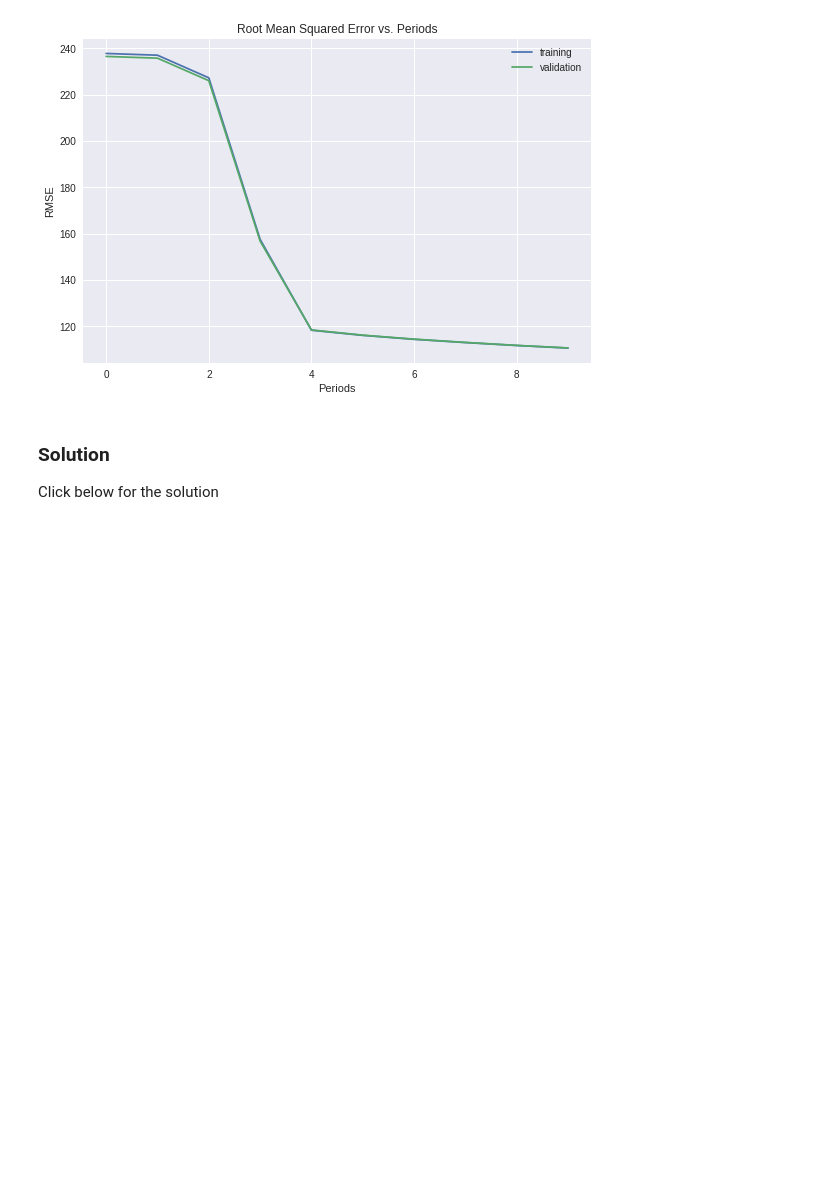
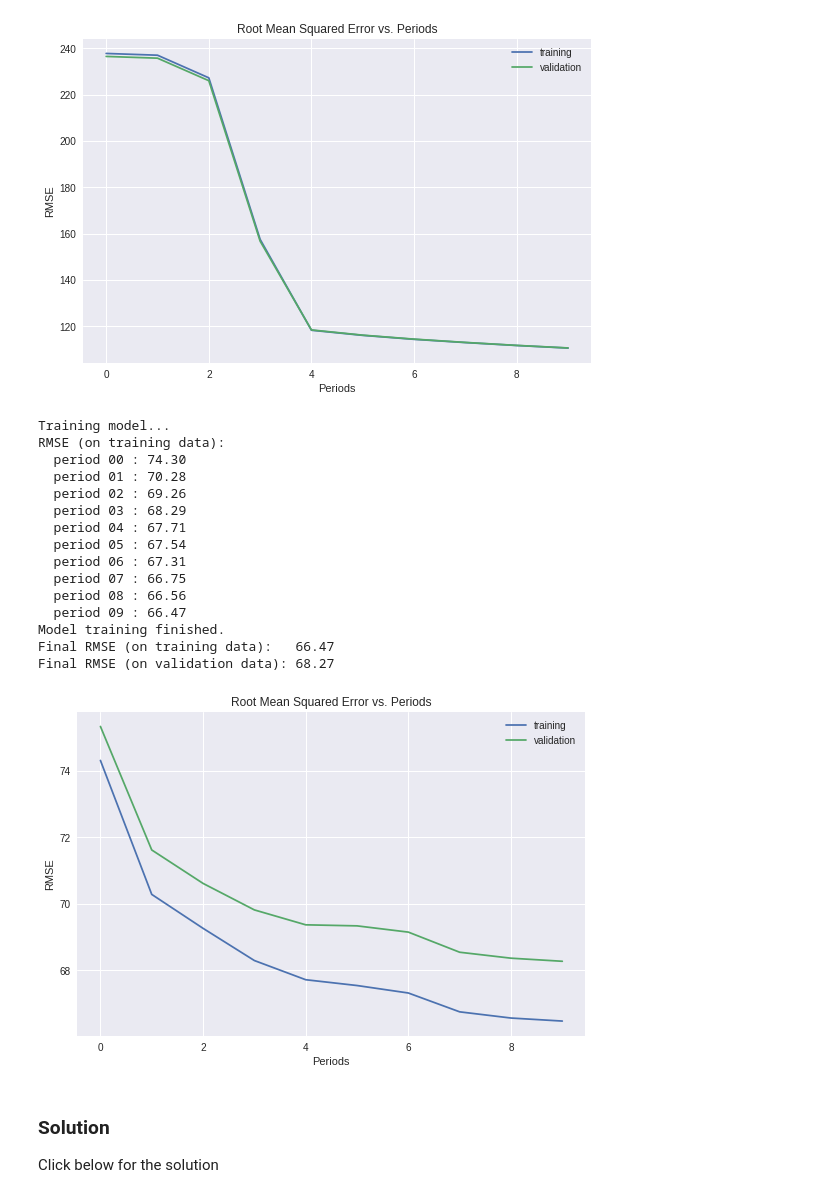
Before and after one commit to tenvol/tsf00, a Jupyter notebook: improving_neural_net_performance.ipynb, the cells around one changed output. Drawn from its saved outputs; the diff is of its cells as text; code cells hidden in the pictures; blank space fills up the shorter version.

```diff
--- a/improving_neural_net_performance.ipynb
+++ b/improving_neural_net_performance.ipynb
@@ -537,3 +537,30 @@ Model training finished.
 Final RMSE (on training data):   110.49
 Final RMSE (on validation data): 110.54
 [figure]
+# %%
+_ = train_nn_regression_model(
+    my_optimizer=tf.train.AdadeltaOptimizer(learning_rate=1),
+    steps=5000,
+    batch_size=70,
+    hidden_units=[10, 10],
+    training_examples=normalized_training_examples,
+    training_targets=training_targets,
+    validation_examples=normalized_validation_examples,
+    validation_targets=validation_targets)
+# %% [output]
+Training model...
+RMSE (on training data):
+  period 00 : 74.30
+  period 01 : 70.28
+  period 02 : 69.26
+  period 03 : 68.29
+  period 04 : 67.71
+  period 05 : 67.54
+  period 06 : 67.31
+  period 07 : 66.75
+  period 08 : 66.56
+  period 09 : 66.47
+Model training finished.
+Final RMSE (on training data):   66.47
+Final RMSE (on validation data): 68.27
+[figure, added]
```
Also changed, not shown: parts of 1 cell of this notebook.
